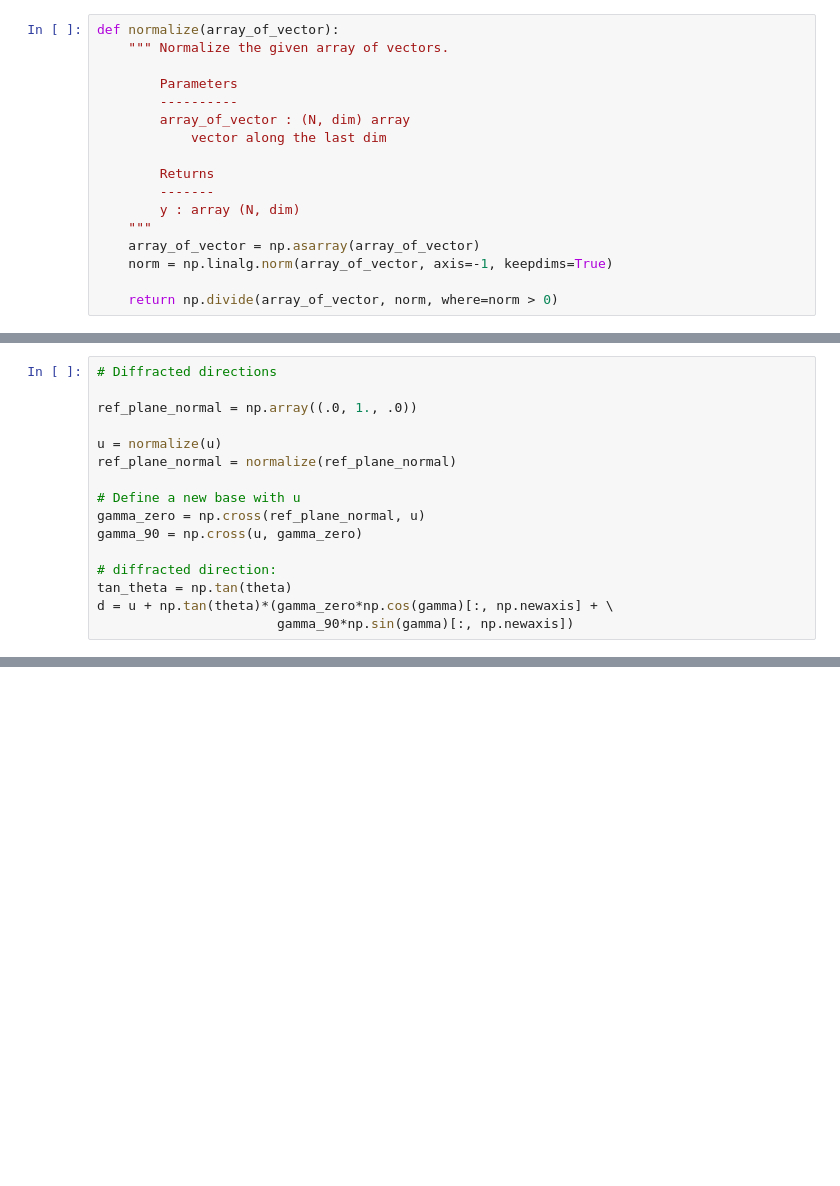
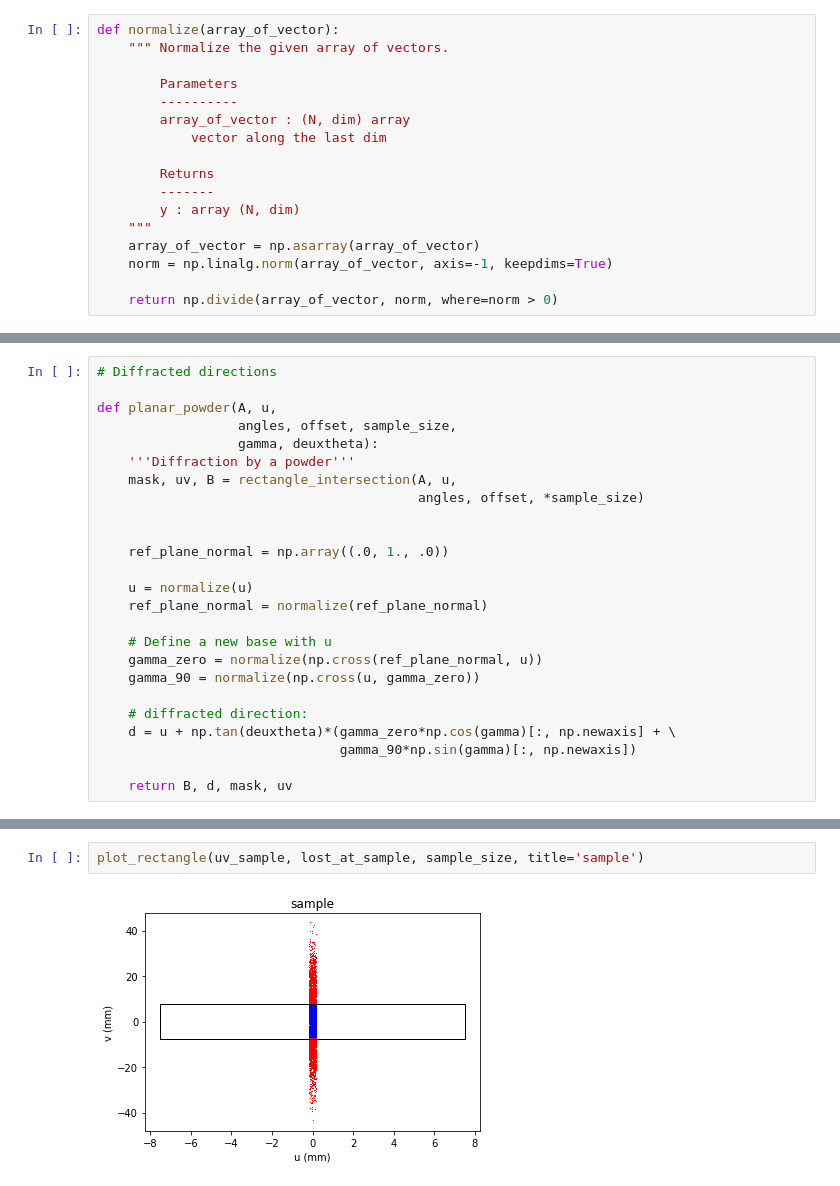
Before and after one commit to xdze2/CuNb, a Jupyter notebook: diff_X/ray_tracing/ray_tracing_v3.ipynb, the cells around one changed output, grey strips where cells are left out. Cells and saved outputs as stored; diff of their text form; blank space fills up the shorter version.

```diff
--- a/diff_X/ray_tracing/ray_tracing_v3.ipynb
+++ b/diff_X/ray_tracing/ray_tracing_v3.ipynb
@@ -141,16 +159,25 @@ plt.axis('equal');
 # %%
 # Diffracted directions
 
-ref_plane_normal = np.array((.0, 1., .0))
+def planar_powder(A, u,
+                  angles, offset, sample_size,
+                  gamma, deuxtheta):
+    '''Diffraction by a powder'''
+    mask, uv, B = rectangle_intersection(A, u,
+                                         angles, offset, *sample_size)
 
-u = normalize(u)
-ref_plane_normal = normalize(ref_plane_normal)
 
-# Define a new base with u
-gamma_zero = np.cross(ref_plane_normal, u)
-gamma_90 = np.cross(u, gamma_zero)
+    ref_plane_normal = np.array((.0, 1., .0))
 
-# diffracted direction:
-tan_theta = np.tan(theta)
-d = u + np.tan(theta)*(gamma_zero*np.cos(gamma)[:, np.newaxis] + \
-                       gamma_90*np.sin(gamma)[:, np.newaxis])
+    u = normalize(u)
+    ref_plane_normal = normalize(ref_plane_normal)
+
+    # Define a new base with u
+    gamma_zero = normalize(np.cross(ref_plane_normal, u))
+    gamma_90 = normalize(np.cross(u, gamma_zero))
+
+    # diffracted direction:
+    d = u + np.tan(deuxtheta)*(gamma_zero*np.cos(gamma)[:, np.newaxis] + \
+                               gamma_90*np.sin(gamma)[:, np.newaxis])
+
+    return B, d, mask, uv
@@ -246,0 +254,4 @@ $$
+# %%
+plot_rectangle(uv_sample, lost_at_sample, sample_size, title='sample')
+# %% [output]
+[figure, added]
```
Also changed, not shown: parts of 32 cells of this notebook, 1 other file.
